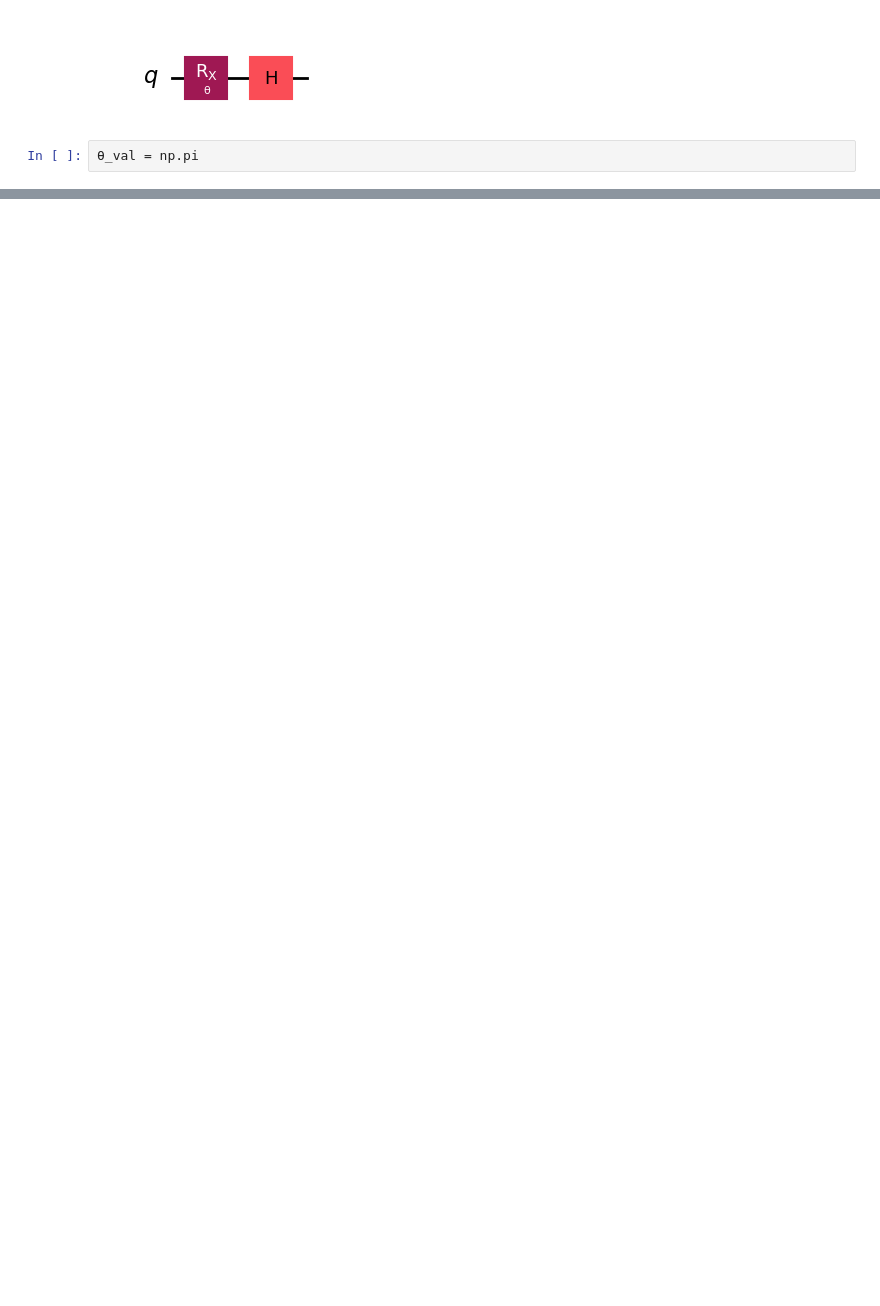
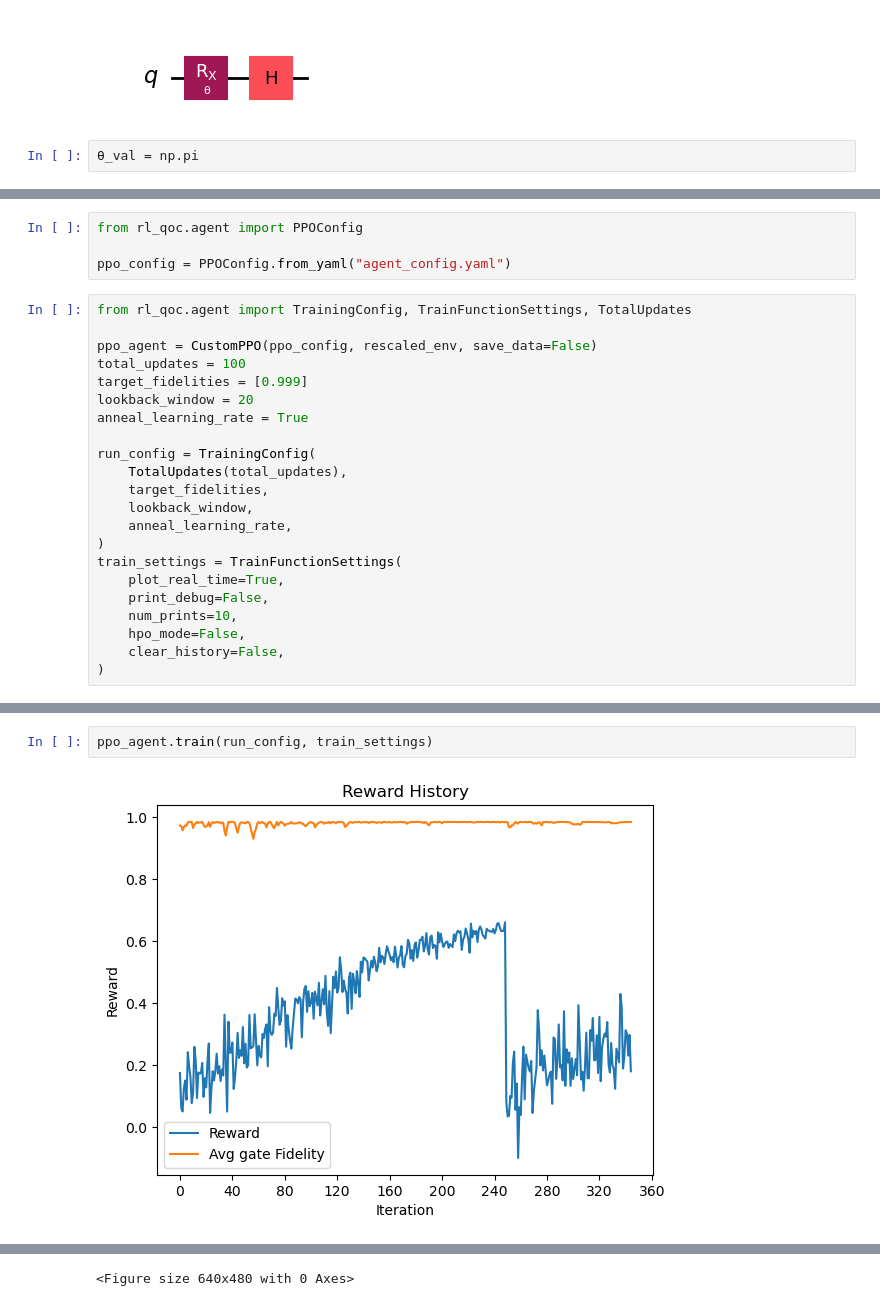
Before and after one commit to arthurostrauss/Quantum_Optimal_Control, a Jupyter notebook: gate_level/spillover_noise_use_case/generic_spillover/overrotation_error.ipynb, the cells around one changed output, grey strips where cells are left out. Cells and saved outputs as stored; diff of their text form; blank space fills up the shorter version.

```diff
--- a/gate_level/spillover_noise_use_case/generic_spillover/overrotation_error.ipynb
+++ b/gate_level/spillover_noise_use_case/generic_spillover/overrotation_error.ipynb
@@ -32,0 +84,26 @@ backend = AerSimulator(noise_model=noise_model)
+# %%
+from rl_qoc.agent import PPOConfig
+
+ppo_config = PPOConfig.from_yaml("agent_config.yaml")
+# %%
+from rl_qoc.agent import TrainingConfig, TrainFunctionSettings, TotalUpdates
+
+ppo_agent = CustomPPO(ppo_config, rescaled_env, save_data=False)
+total_updates = 100
+target_fidelities = [0.999]
+lookback_window = 20
+anneal_learning_rate = True
+
+run_config = TrainingConfig(
+    TotalUpdates(total_updates),
+    target_fidelities,
+    lookback_window,
+    anneal_learning_rate,
+)
+train_settings = TrainFunctionSettings(
+    plot_real_time=True,
+    print_debug=False,
+    num_prints=10,
+    hpo_mode=False,
+    clear_history=False,
+)
@@ -32,0 +130,4 @@ backend = AerSimulator(noise_model=noise_model)
+# %%
+ppo_agent.train(run_config, train_settings)
+# %% [output]
+[figure, added]
@@ -32,0 +168 @@ backend = AerSimulator(noise_model=noise_model)
+<Figure size 640x480 with 0 Axes>
```
Also changed, not shown: parts of 13 cells of this notebook, 2 other files.
